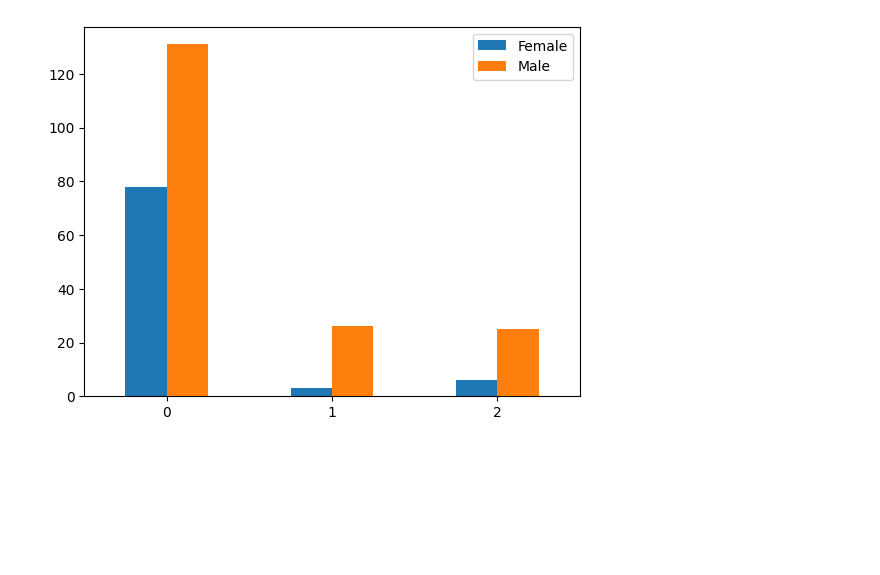
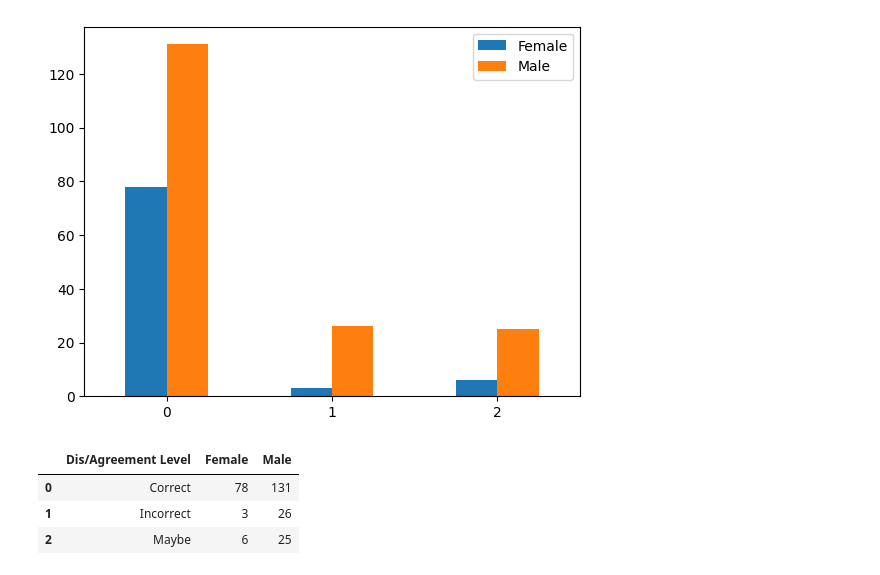
Before and after one commit to tsrogers9/CS315-proj3-group2, a Jupyter notebook: 2-analysis/gptManualCheck.ipynb, the cells around one changed output. Cells and saved outputs as stored; diff of their text form; code cells hidden in the pictures; blank space fills up the shorter version.

```diff
--- a/2-analysis/gptManualCheck.ipynb
+++ b/2-analysis/gptManualCheck.ipynb
@@ -29,0 +48,7 @@ df.plot.bar(rot=0)
+# %%
+df
+# %% [output]
+|  | Dis/Agreement Level | Female | Male |
+| 0 | Correct | 78 | 131 |
+| 1 | Incorrect | 3 | 26 |
+| 2 | Maybe | 6 | 25 |
```
Also changed, not shown: parts of 8 cells of this notebook.
